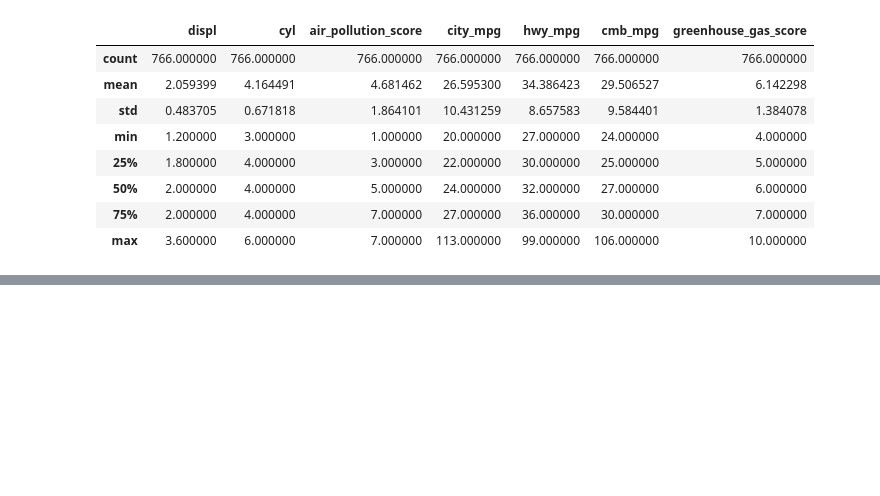
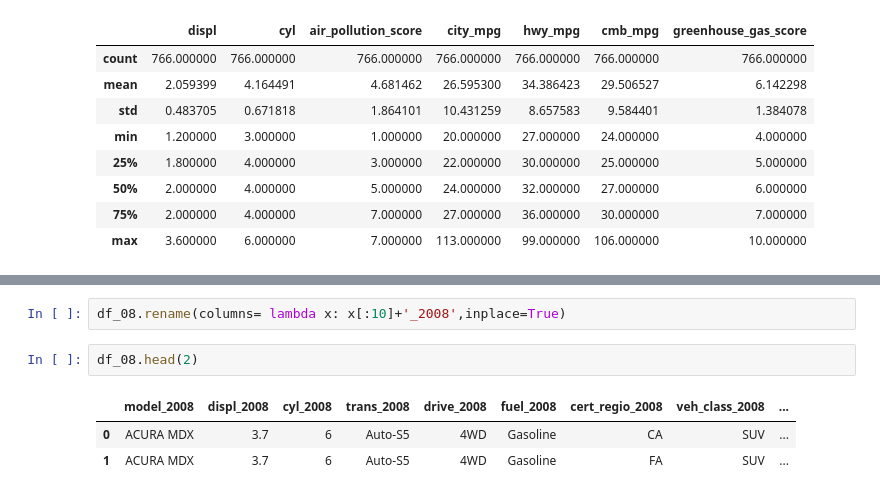
Before and after one commit to RomanyAiad/fuel_economy, a Jupyter notebook: fuel_economy.ipynb, the cells around one changed output, grey strips where cells are left out. Saved outputs shown, nothing was run; the diff lists cells and outputs as text; blank space fills up the shorter version.

Commit message:
fuel economy data analysis

```diff
--- a/fuel_economy.ipynb
+++ b/fuel_economy.ipynb
@@ -764,0 +767,8 @@ df_18.query('cmb_mpg > cmb_mpg.mean()').describe()
+# %%
+df_08.rename(columns= lambda x: x[:10]+'_2008',inplace=True)
+# %%
+df_08.head(2)
+# %% [output]
+|  | model_2008 | displ_2008 | cyl_2008 | trans_2008 | drive_2008 | fuel_2008 | cert_regio_2008 | veh_class_2008 | ... |
+| 0 | ACURA MDX | 3.7 | 6 | Auto-S5 | 4WD | Gasoline | CA | SUV | ... |
+| 1 | ACURA MDX | 3.7 | 6 | Auto-S5 | 4WD | Gasoline | FA | SUV | ... |
```
Also changed, not shown: parts of 5 cells of this notebook.
